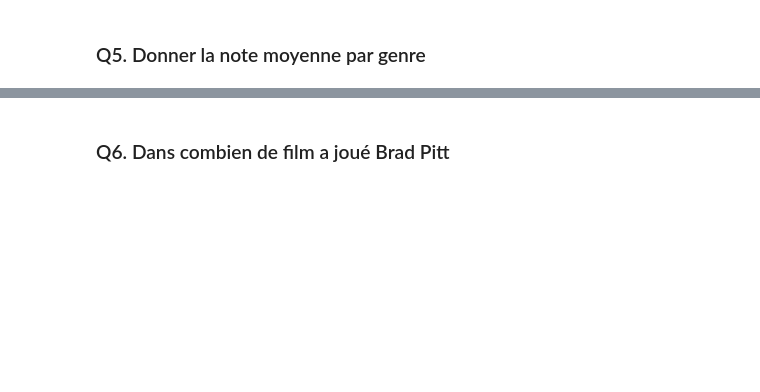
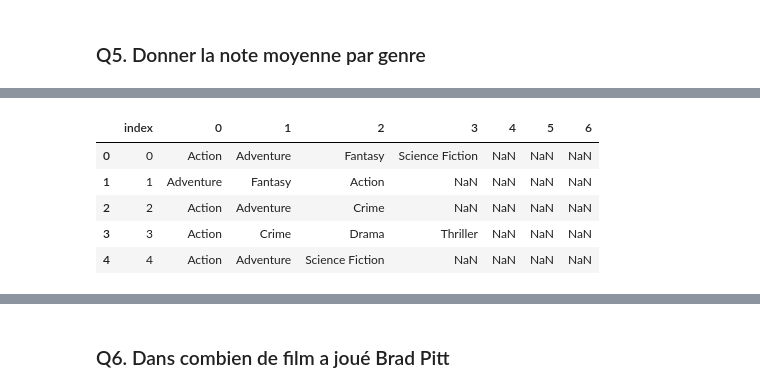
Before and after one commit to Bl3f/amse2019, a Jupyter notebook: day3/The movie database.ipynb, the cells around one changed output, grey strips where cells are left out. Saved outputs shown, nothing was run; the diff lists cells and outputs as text; code cells hidden in the pictures; blank space fills up the shorter version.

```diff
--- a/day3/The movie database.ipynb
+++ b/day3/The movie database.ipynb
@@ -21,0 +103,6 @@ credits = pd.read_csv('tmdb_5000_credits.csv')
+# %%
+def clean_production_countries(row):
+    parsed_json = json.loads(row)
+    return [item['iso_3166_1'] for item in parsed_json]
+# %%
+df['prod'] = df['production_countries'].apply(clean_production_countries)
@@ -23,0 +153,6 @@ credits = pd.read_csv('tmdb_5000_credits.csv')
+# %%
+def clean_production_genres(row):
+    parsed_json = json.loads(row)
+    return [item['name'] for item in parsed_json]
+# %%
+df['film_genres'] = df['genres'].apply(clean_production_genres)
@@ -25,0 +185,9 @@ credits = pd.read_csv('tmdb_5000_credits.csv')
+# %%
+df['film_genres'].apply(pd.Series).reset_index().head()
+# %% [output]
+|  | index | 0 | 1 | 2 | 3 | 4 | 5 | 6 |
+| 0 | 0 | Action | Adventure | Fantasy | Science Fiction | NaN | NaN | NaN |
+| 1 | 1 | Adventure | Fantasy | Action | NaN | NaN | NaN | NaN |
+| 2 | 2 | Action | Adventure | Crime | NaN | NaN | NaN | NaN |
+| 3 | 3 | Action | Crime | Drama | Thriller | NaN | NaN | NaN |
+| 4 | 4 | Action | Adventure | Science Fiction | NaN | NaN | NaN | NaN |
```
Also changed, not shown: parts of 30 cells of this notebook.
